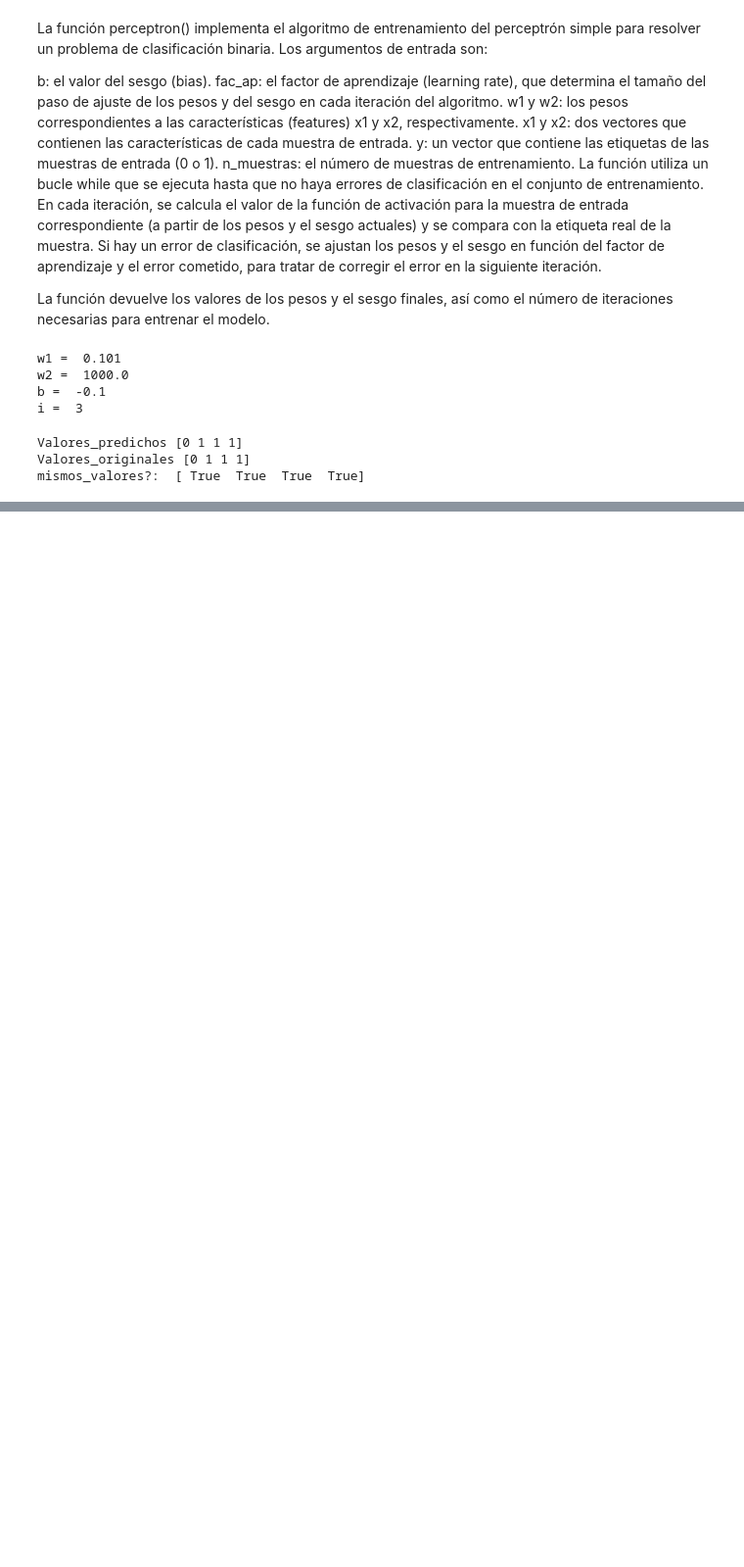
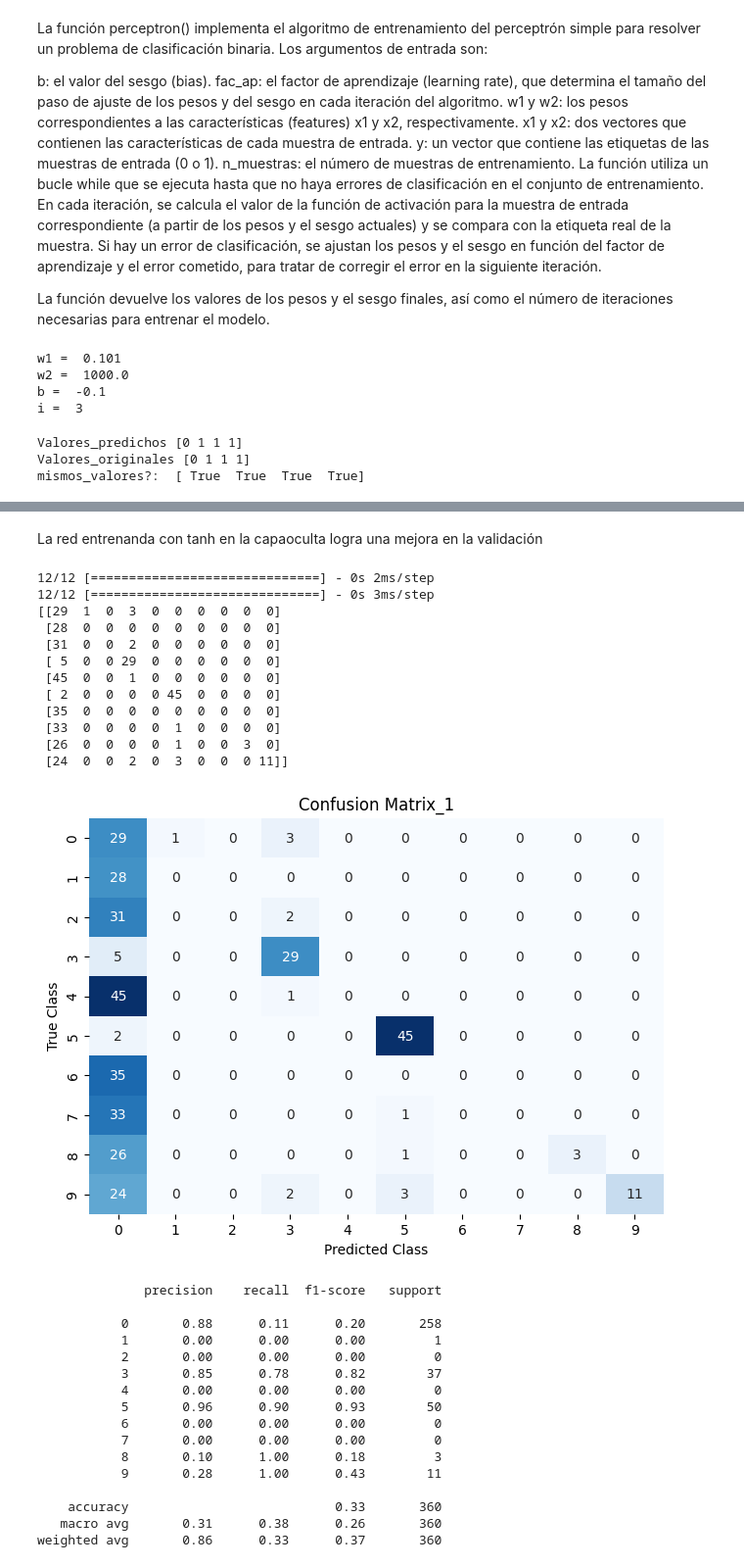
Before and after one commit to jsebastianquiroga/Analitica_2, a Jupyter notebook: DL/introduction_2_DL.ipynb, the cells around one changed output, grey strips where cells are left out. Shown at 98% size. Cells and saved outputs as stored; diff of their text form; code cells hidden in the pictures; blank space fills up the shorter version.

```diff
--- a/DL/introduction_2_DL.ipynb
+++ b/DL/introduction_2_DL.ipynb
@@ -102,0 +453,14 @@ mismos_valores?:  [ True  True  True  True]
+# %%
+red_2.compile(
+    optimizer='adam',
+    loss='binary_crossentropy',
+    metrics=['accuracy']
+)
+#%%timeit
+history_2 =red_2.fit(X_train,
+        y_train,
+        validation_data=(X_test,y_test),
+        epochs=10,
+        batch_size=64,
+        verbose=1
+       )
@@ -102,0 +488,61 @@ mismos_valores?:  [ True  True  True  True]
+# %% [markdown]
+La red entrenanda con tanh en la capaoculta logra una mejora en la validación
+# %%
+import seaborn as sns
+from sklearn.metrics import confusion_matrix
+
+y_pred_1=red_1.predict(X_test)
+y_pred_1 = np.round(y_pred_1)
+y_true = np.argmax(y_test, axis=1)
+
+
+y_pred_1 = np.argmax(y_pred_1, axis=1)
+
+y_pred_2=red_2.predict(X_test)
+y_pred_2 = np.round(y_pred_2)
+y_pred_2 = np.argmax(y_pred_2, axis=1)
+
+confusion_matrix_1 = confusion_matrix(y_true, y_pred_1)
+print(confusion_matrix_1)
+
+# crear marco de datos de pandas Crear un conjunto de datos
+class_names = list(range(10))
+dataframe = pd.DataFrame(confusion_matrix_1, index=class_names, columns=class_names)
+
+# crear mapa de calor dibujar mapa de calor
+sns.heatmap(dataframe, annot=True, cbar=None, cmap="Blues")
+plt.title("Confusion Matrix_1"), plt.tight_layout()
+plt.ylabel("True Class"), plt.xlabel("Predicted Class")
+plt.show()
+from sklearn.metrics import classification_report
+print(classification_report(y_pred_1,y_true))
+# %% [output]
+12/12 [==============================] - 0s 2ms/step
+12/12 [==============================] - 0s 3ms/step
+[[29  1  0  3  0  0  0  0  0  0]
+ [28  0  0  0  0  0  0  0  0  0]
+ [31  0  0  2  0  0  0  0  0  0]
+ [ 5  0  0 29  0  0  0  0  0  0]
+ [45  0  0  1  0  0  0  0  0  0]
+ [ 2  0  0  0  0 45  0  0  0  0]
+ [35  0  0  0  0  0  0  0  0  0]
+ [33  0  0  0  0  1  0  0  0  0]
+ [26  0  0  0  0  1  0  0  3  0]
+ [24  0  0  2  0  3  0  0  0 11]]
+[figure, added]
+              precision    recall  f1-score   support
+
+           0       0.88      0.11      0.20       258
+           1       0.00      0.00      0.00         1
+           2       0.00      0.00      0.00         0
+           3       0.85      0.78      0.82        37
+           4       0.00      0.00      0.00         0
+           5       0.96      0.90      0.93        50
+           6       0.00      0.00      0.00         0
+           7       0.00      0.00      0.00         0
+           8       0.10      1.00      0.18         3
+           9       0.28      1.00      0.43        11
+
+    accuracy                           0.33       360
+   macro avg       0.31      0.38      0.26       360
+weighted avg       0.86      0.33      0.37       360
```
Also changed, not shown: parts of 38 cells of this notebook.
